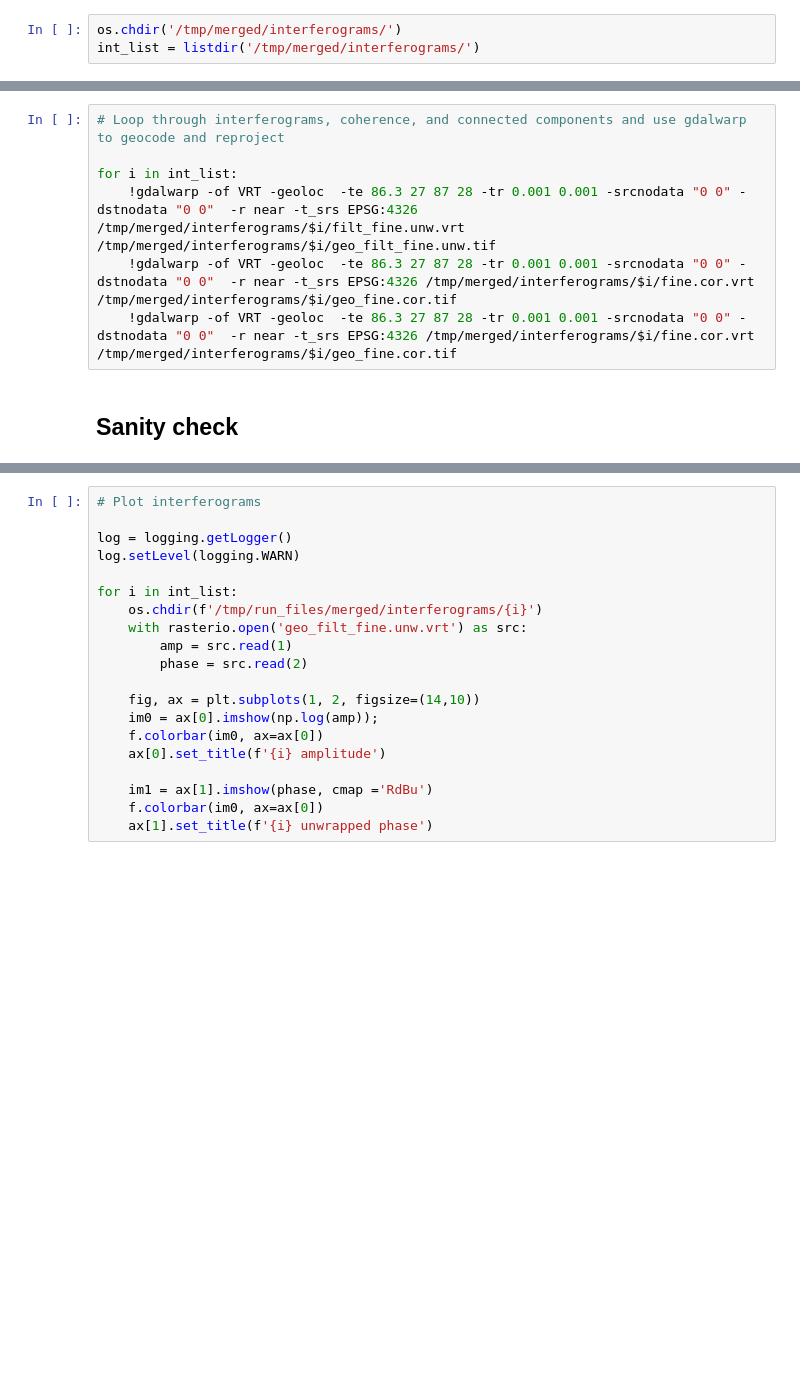
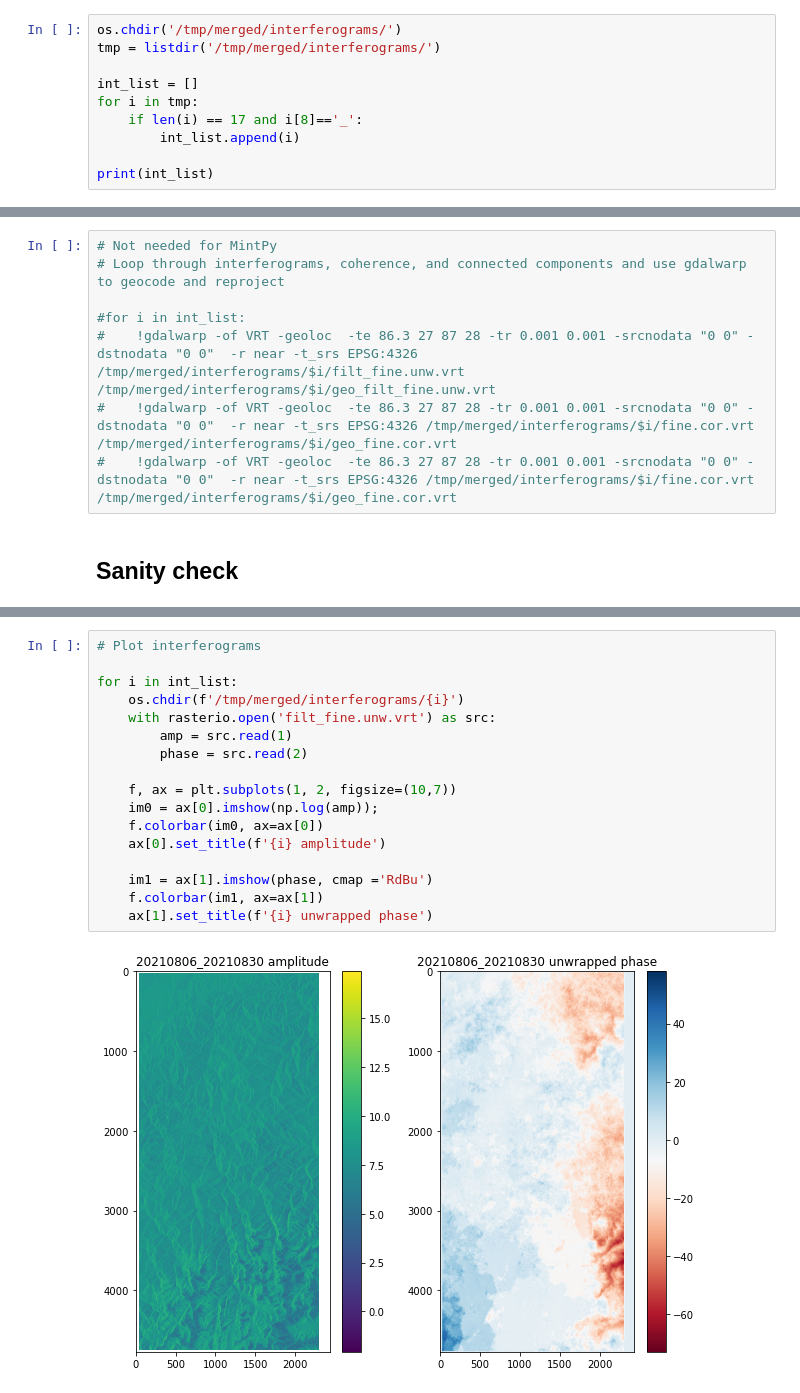
Before and after one commit to UW-GDA/Friendly-InSAR-time-series, a Jupyter notebook: 01_download_stack-processing.ipynb, the cells around one changed output, grey strips where cells are left out. Drawn from its saved outputs; the diff is of its cells as text; blank space fills up the shorter version.

```diff
--- a/01_download_stack-processing.ipynb
+++ b/01_download_stack-processing.ipynb
@@ -612,4 +618,11 @@ Initializing flows with MCF algorithm
 ## Geocode results
 # %%
 os.chdir('/tmp/merged/interferograms/')
-int_list = listdir('/tmp/merged/interferograms/')
+tmp = listdir('/tmp/merged/interferograms/')
+
+int_list = []
+for i in tmp:
+    if len(i) == 17 and i[8]=='_':
+        int_list.append(i)
+
+print(int_list)
@@ -616,9 +631,10 @@ int_list = listdir('/tmp/merged/interferograms/')
 # %%
+# Not needed for MintPy
 # Loop through interferograms, coherence, and connected components and use gdalwarp to geocode and reproject
 
-for i in int_list:
-    !gdalwarp -of VRT -geoloc  -te 86.3 27 87 28 -tr 0.001 0.001 -srcnodata "0 0" -dstnodata "0 0"  -r near -t_srs EPSG:4326 /tmp/merged/interferograms/$i/filt_fine.unw.vrt /tmp/merged/interferograms/$i/geo_filt_fine.unw.tif
-    !gdalwarp -of VRT -geoloc  -te 86.3 27 87 28 -tr 0.001 0.001 -srcnodata "0 0" -dstnodata "0 0"  -r near -t_srs EPSG:4326 /tmp/merged/interferograms/$i/fine.cor.vrt /tmp/merged/interferograms/$i/geo_fine.cor.tif
-    !gdalwarp -of VRT -geoloc  -te 86.3 27 87 28 -tr 0.001 0.001 -srcnodata "0 0" -dstnodata "0 0"  -r near -t_srs EPSG:4326 /tmp/merged/interferograms/$i/fine.cor.vrt /tmp/merged/interferograms/$i/geo_fine.cor.tif
+#for i in int_list:
+#    !gdalwarp -of VRT -geoloc  -te 86.3 27 87 28 -tr 0.001 0.001 -srcnodata "0 0" -dstnodata "0 0"  -r near -t_srs EPSG:4326 /tmp/merged/interferograms/$i/filt_fine.unw.vrt /tmp/merged/interferograms/$i/geo_filt_fine.unw.vrt
+#    !gdalwarp -of VRT -geoloc  -te 86.3 27 87 28 -tr 0.001 0.001 -srcnodata "0 0" -dstnodata "0 0"  -r near -t_srs EPSG:4326 /tmp/merged/interferograms/$i/fine.cor.vrt /tmp/merged/interferograms/$i/geo_fine.cor.vrt
+#    !gdalwarp -of VRT -geoloc  -te 86.3 27 87 28 -tr 0.001 0.001 -srcnodata "0 0" -dstnodata "0 0"  -r near -t_srs EPSG:4326 /tmp/merged/interferograms/$i/fine.cor.vrt /tmp/merged/interferograms/$i/geo_fine.cor.vrt
 # %% [markdown]
 ## Sanity check
@@ -632,20 +641,19 @@ from osgeo import gdal;
 # %%
 # Plot interferograms
 
-log = logging.getLogger()
-log.setLevel(logging.WARN)
-
 for i in int_list:
-    os.chdir(f'/tmp/run_files/merged/interferograms/{i}')
-    with rasterio.open('geo_filt_fine.unw.vrt') as src:
+    os.chdir(f'/tmp/merged/interferograms/{i}')
+    with rasterio.open('filt_fine.unw.vrt') as src:
         amp = src.read(1)
         phase = src.read(2)
 
-    fig, ax = plt.subplots(1, 2, figsize=(14,10))
+    f, ax = plt.subplots(1, 2, figsize=(10,7))
     im0 = ax[0].imshow(np.log(amp));
     f.colorbar(im0, ax=ax[0])
     ax[0].set_title(f'{i} amplitude')
 
     im1 = ax[1].imshow(phase, cmap ='RdBu')
-    f.colorbar(im0, ax=ax[0])
+    f.colorbar(im1, ax=ax[1])
     ax[1].set_title(f'{i} unwrapped phase')
+# %% [output]
+[figure, added]
```
Also changed, not shown: parts of 9 cells of this notebook, 1 other file.
